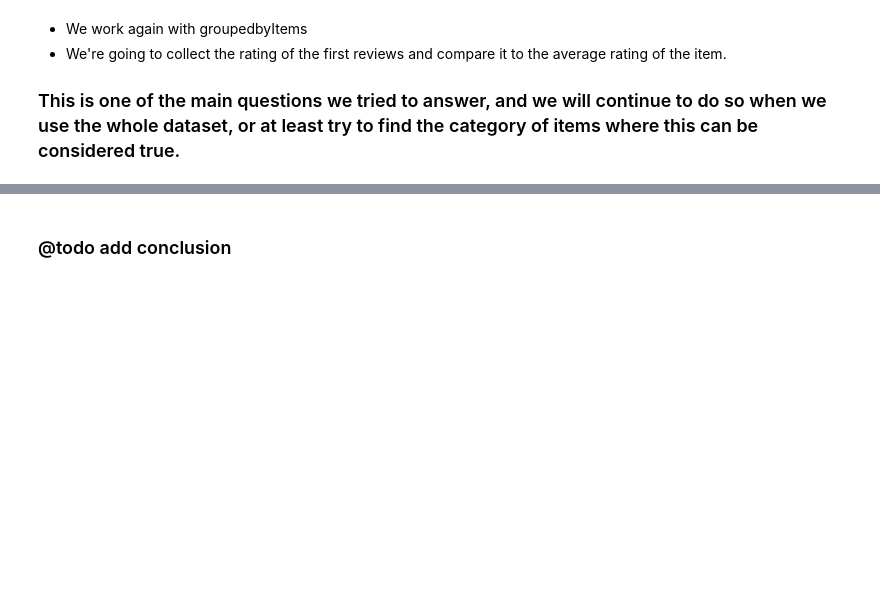
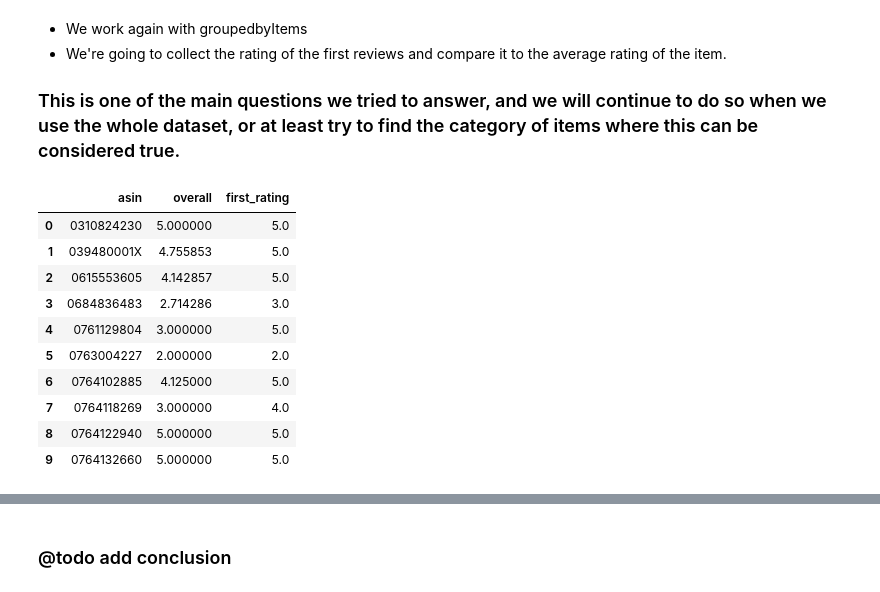
Before and after one commit to epfl-ada-project-amazon/data-analysis, a Jupyter notebook: project.ipynb, the cells around one changed output, grey strips where cells are left out. Cells and saved outputs as stored; diff of their text form; code cells hidden in the pictures; blank space fills up the shorter version.

```diff
--- a/project.ipynb
+++ b/project.ipynb
@@ -514,11 +520,24 @@ Helpfulness can be a useful metric for further analysis in the next step, since
 # %%
 # @TODO remove - now computed when aggregating
 # @TODO check that first review is really the first....
-def get_first_rating(asin):
-    return df[df.asin == asin]['overall'].iloc[0]
+#def get_first_rating(asin):
+#    return df[df.asin == asin]['overall'].iloc[0]
 
-gby_product['first_rating'] = gby_product['asin'].map(get_first_rating)
+#gby_product['first_rating'] = gby_product['asin'].map(get_first_rating)
+
 gby_product.head(10)
+# %% [output]
+|  | asin | overall | first_rating |
+| 0 | 0310824230 | 5.000000 | 5.0 |
+| 1 | 039480001X | 4.755853 | 5.0 |
+| 2 | 0615553605 | 4.142857 | 5.0 |
+| 3 | 0684836483 | 2.714286 | 3.0 |
+| 4 | 0761129804 | 3.000000 | 5.0 |
+| 5 | 0763004227 | 2.000000 | 2.0 |
+| 6 | 0764102885 | 4.125000 | 5.0 |
+| 7 | 0764118269 | 3.000000 | 4.0 |
+| 8 | 0764122940 | 5.000000 | 5.0 |
+| 9 | 0764132660 | 5.000000 | 5.0 |
 # %%
 plt.figure(figsize=(9,9), dpi=80)
 plt.scatter(gby_product['first_rating'], gby_product.overall)
```
Also changed, not shown: parts of 3 cells of this notebook.
